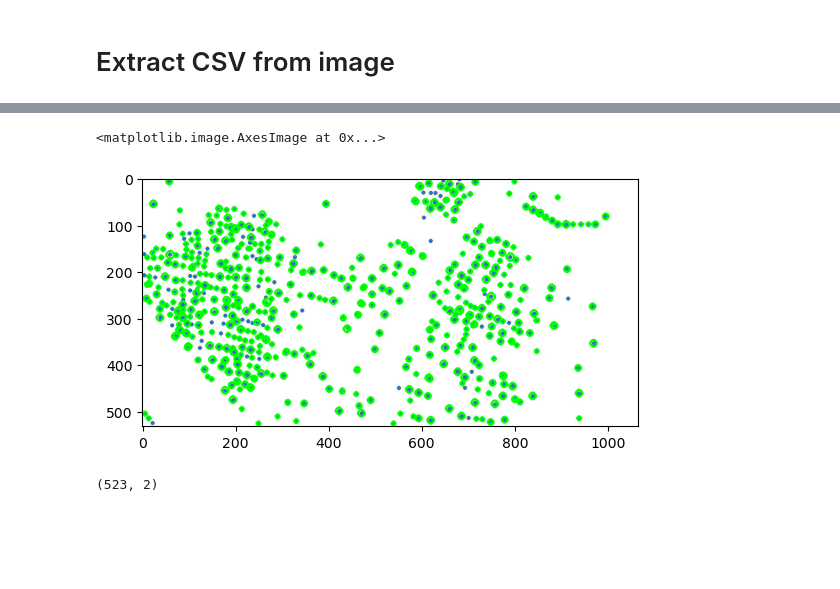
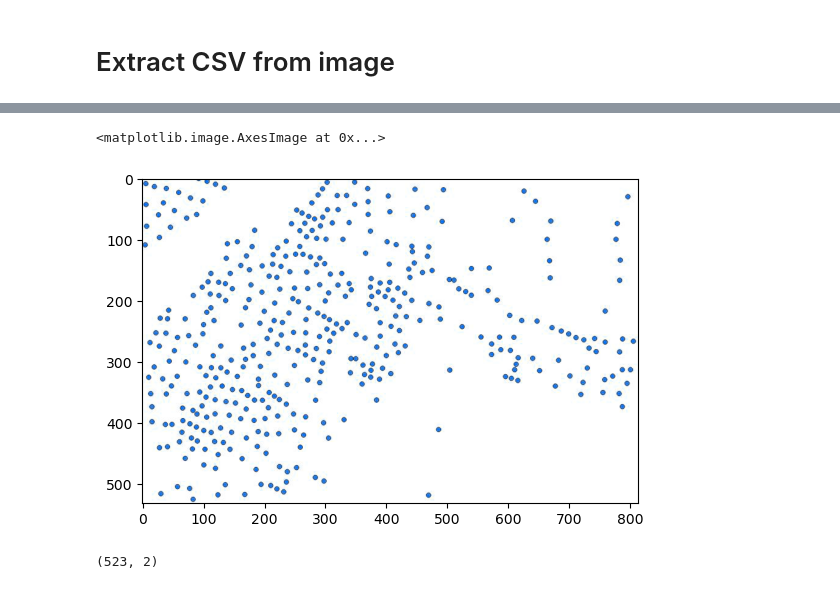
Before and after one commit to justinthe/roofcounting, a Jupyter notebook: notebook/csv_n_dataset_per_image.ipynb, the cells around one changed output, grey strips where cells are left out. Cells and saved outputs as stored; diff of their text form; code cells hidden in the pictures; blank space fills up the shorter version.

```diff
--- a/notebook/csv_n_dataset_per_image.ipynb
+++ b/notebook/csv_n_dataset_per_image.ipynb
@@ -9,7 +9,9 @@ import pandas as pd
 # %%
 root = '/home/user/Dev/Git/roofcounting/'
 # image_name = "pasirsari_1_labeled"
-image_name = "IMG_9_pts"
+# image_name = "IMG_9_pts"
+# image_name = "Image_1_pts"
+image_name = "pts"
 # image_ext = ".png"
 image_ext = ".jpg"
 image_file = os.path.join("data/images/", (image_name + image_ext))
@@ -41,8 +107,8 @@ for (x, y, r) in circles[0, :, :]:
 # %%
-plt.imshow(output)
+plt.imshow(image)
 # %% [output]
 <matplotlib.image.AxesImage at 0x...>
-[figure, old version]
+[figure, new version]
 # %%
 xy_array = []
 
```
Also changed, not shown: parts of 10 cells of this notebook, 17 other files.
